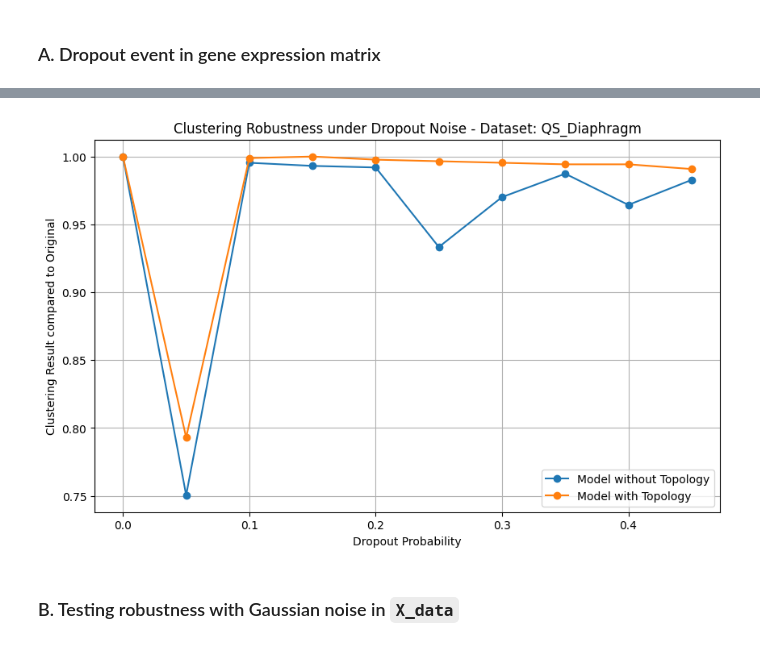
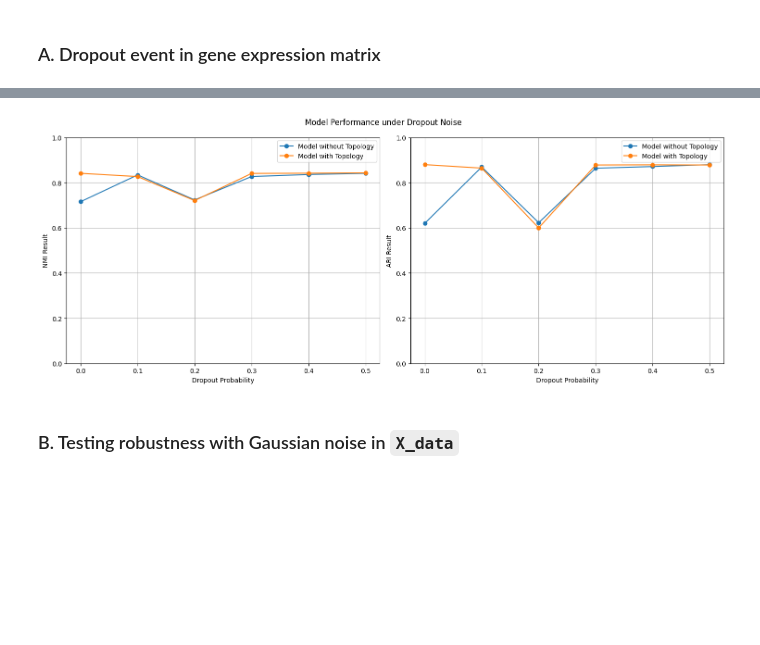
Before and after one commit to trungtranquoc/Topology-Contrastive-Learning-for-scRNA-seq-Clustering, a Jupyter notebook: experimental_notebooks/scagcl-topology.ipynb, the cells around one changed output, grey strips where cells are left out. Drawn from its saved outputs; the diff is of its cells as text; code cells hidden in the pictures; blank space fills up the shorter version.

Commit message:
feat: update robustness evaluation strategy

```diff
--- a/experimental_notebooks/scagcl-topology.ipynb
+++ b/experimental_notebooks/scagcl-topology.ipynb
@@ -30,11 +30,12 @@ device = torch.device('cuda' if torch.cuda.is_available() else 'cpu')
 # Max dimension for topological features (0 for connected components, 1 for loops)
 MAX_TOPOLOGY_DIM = 1
 
-BASE_DIR = '../data'
+BASE_DIR = '../../data'
 dataset = 'QS_Diaphragm'
 
-num_epochs = 500
-topology_epochs = 250
+num_epochs = 5
+topology_epochs = 2
+TOPO_WEIGHT = 2000
 # %% [markdown]
 # 1. Module Code
 # %% [markdown]
@@ -540,15 +541,15 @@ warnings.filterwarnings("ignore")
 torch.manual_seed(RANDOM_SEED)
 random.seed(RANDOM_SEED)
 np.random.seed(RANDOM_SEED)
-topo_loss_weight = 2000
+
+
+X, Y = load_h5_data1(f"{BASE_DIR}/{dataset}.h5")
+NUM_CLUSTERS = len(set(Y))
+
 
 data_list =  []
 scores_1 = []
 scores_2 = []
-
-
-X, Y = load_h5_data1(f"{BASE_DIR}/{dataset}.h5")
-NUM_CLUSTERS = len(set(Y))
 
 # Read input data
 data = Data(x=torch.from_numpy(X))
@@ -573,7 +574,7 @@ optimizer = torch.optim.Adam(model_2.parameters(), lr=learning_rate, weight_deca
 Train(model_2, data, cellGraph, device, num_epochs - topology_epochs, lam, alpha, beta, num_itersAdv, optimizer,
         edge_r1, edge_r2, feature_r1, feature_r2, subgraph_size, topo_loss_weight=0, zinb_loss_weight=0)
 Train(model_2, data, cellGraph, device, topology_epochs, lam, alpha, beta, num_itersAdv, optimizer,
-        edge_r1, edge_r2, feature_r1, feature_r2, subgraph_size, topo_loss_weight=topo_loss_weight, zinb_loss_weight=0)
+        edge_r1, edge_r2, feature_r1, feature_r2, subgraph_size, topo_loss_weight=TOPO_WEIGHT, zinb_loss_weight=0)
 
 model_2.eval()
 with torch.no_grad():
@@ -657,36 +674,54 @@ Building a Graph with 870 nodes and 9577 edges
 from utils.perturbation import dropout_event
 
 # Testing with dropout_event first
-drop_prob = np.arange(0, 0.5, 0.05)
+drop_prob = np.arange(0, 0.55, 0.1)
 
-acc_scores_1 = []
-acc_scores_2 = []
+nmi_scores_1 = []
+nmi_scores_2 = []
+ari_scores_1 = []
+ari_scores_2 = []
 
 for prob in drop_prob:
     x_noisy = dropout_event(x_data, prob)
-    data = Data(x=torch.from_numpy(X))
+    data = Data(x=torch.from_numpy(X), y=torch.tensor(Y, dtype=torch.int64))
     cellGraph=GraphConstruction(data, X, NUM_CLUSTERS)
     adj_graph_clone = edge2adj(x_data, data.edge_index)
 
-    embedding_1 = torch.from_numpy(get_embeddings(model_1, x_noisy, adj_graph_clone)).to(device)
-    embedding_2 = torch.from_numpy(get_embeddings(model_2, x_noisy, adj_graph_clone)).to(device)
+    nmi_1, ari_1 = train_model(data, cellGraph, use_topo=False)
+    nmi_2, ari_2 = train_model(data, cellGraph, use_topo=True)
 
-    acc_scores_1.append(noise_evaluation(embedding_1, baseline_embedding_1, NUM_CLUSTERS))
-    acc_scores_2.append(noise_evaluation(embedding_2, baseline_embedding_2, NUM_CLUSTERS))
-    print(f"Dropout Noise Level: {prob:.2f} | Model 1 perturbation: {acc_scores_1[-1]:.4f} | Model 2 perturbation: {acc_scores_2[-1]:.4f}")
+    print(f"Dropout Noise Level: {prob:.2f} | Model 1 NMI: {nmi_1:.4f} | Model 1 ARI: {ari_1:.4f} | Model 2 NMI: {nmi_2:.4f} | Model 2 ARI: {ari_2:.4f}")
+
+    nmi_scores_1.append(nmi_1)
+    nmi_scores_2.append(nmi_2)
+    ari_scores_1.append(ari_1)
+    ari_scores_2.append(ari_2)
 
 import matplotlib.pyplot as plt
 
-plt.figure(figsize=(10, 6))
-plt.plot(drop_prob, acc_scores_1, marker='o', label='Model without Topology')
-plt.plot(drop_prob, acc_scores_2, marker='o', label='Model with Topology')
+plt.figure(figsize=(15, 6))
+
+plt.subplot(1, 2, 1)
+plt.plot(drop_prob, nmi_scores_1, marker='o', label='Model without Topology')
+plt.plot(drop_prob, nmi_scores_2, marker='o', label='Model with Topology')
 plt.xlabel('Dropout Probability')
-plt.ylabel('Clustering Result compared to Original')
-
-plt.title(f'Clustering Robustness under Dropout Noise - Dataset: {dataset}')
-
+plt.ylabel('NMI Result')
+plt.ylim(0, 1)
 plt.legend()
 plt.grid()
+
+plt.subplot(1, 2, 2)
+plt.plot(drop_prob, ari_scores_1, marker='o', label='Model without Topology')
+plt.plot(drop_prob, ari_scores_2, marker='o', label='Model with Topology')
+plt.xlabel('Dropout Probability')
+plt.ylabel('ARI Result')
+plt.ylim(0, 1)
+plt.legend()
+plt.grid()
+
+plt.suptitle('Model Performance under Dropout Noise')
+plt.tight_layout()
+
 plt.show()
 # %% [output]
 Building a Graph with 870 nodes and 9577 edges
@@ -709,4 +744,4 @@ Dropout Noise Level: 0.45 | Model 1 perturbation: 0.9828 | Model 2 perturbation:
-[figure, old version]
+[figure, new version]
 # %% [markdown]
 ### B. Testing robustness with Gaussian noise in `X_data`
 # %%
```
Also changed, not shown: parts of 6 cells of this notebook, 5 other files.
